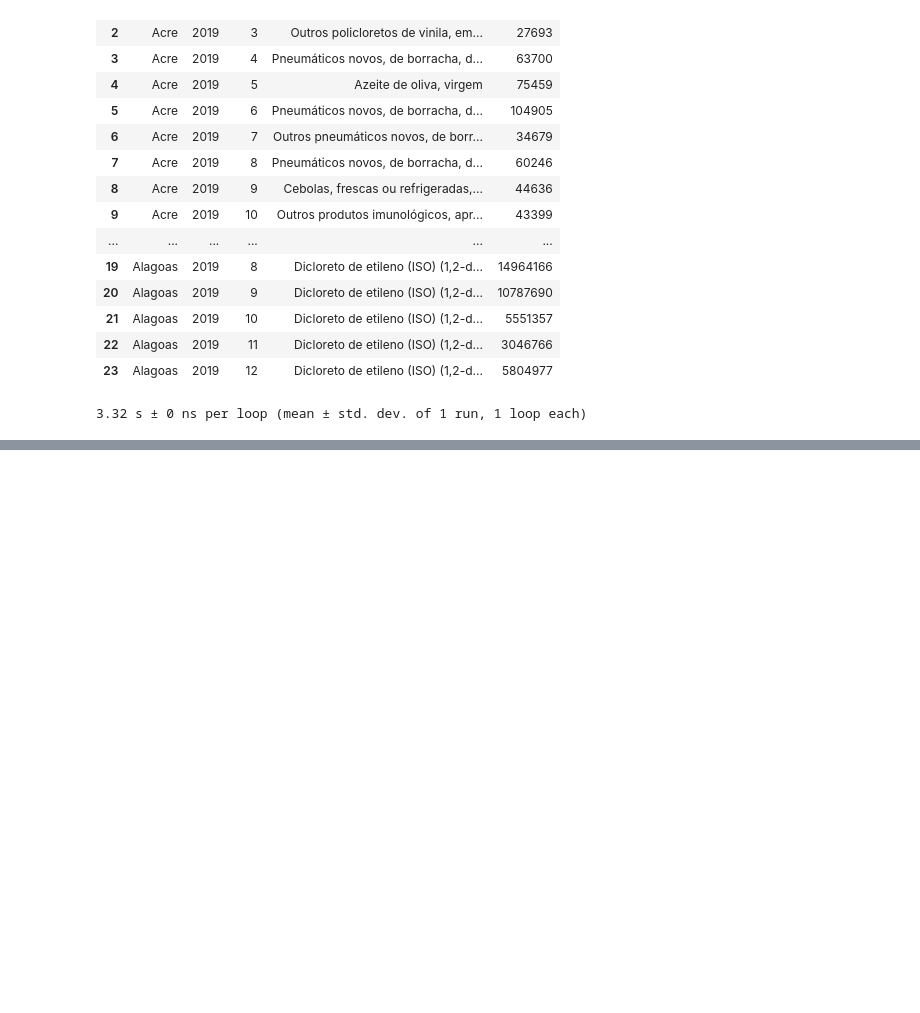
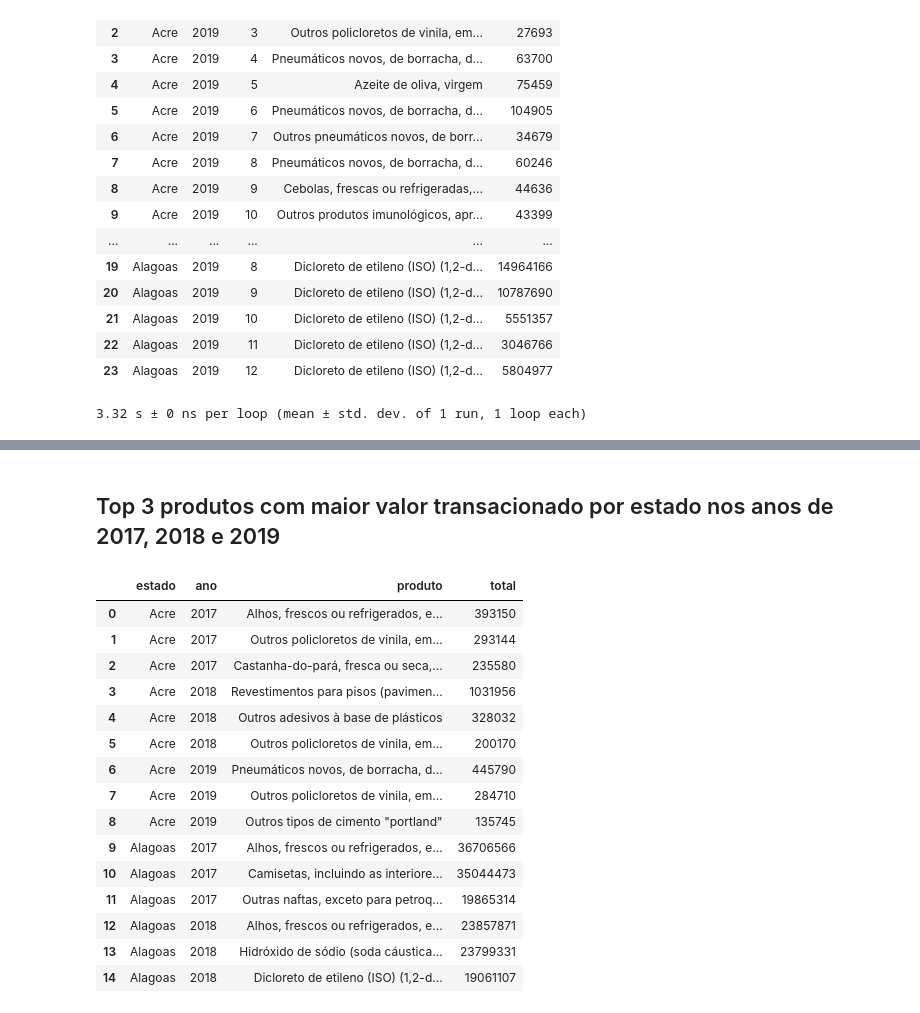
Before and after one commit to he7d3r/desafio-engenharia-dados, a Jupyter notebook: notebooks/database-exploration.ipynb, the cells around one changed output, grey strips where cells are left out. Cells and saved outputs as stored; diff of their text form; code cells hidden in the pictures; blank space fills up the shorter version.

```diff
--- a/notebooks/database-exploration.ipynb
+++ b/notebooks/database-exploration.ipynb
@@ -526,0 +572,51 @@ display(pd.read_sql(query, conn).head(24))
+# %% [markdown]
+ ## Top 3 produtos com maior valor transacionado por estado nos anos de 2017, 2018 e 2019
+# %%
+%%timeit -n1 -r1
+# Inspired by https://stackoverflow.com/a/3800572
+# See https://www.sqlite.org/windowfunctions.html
+query = f'''
+WITH totals AS
+  (SELECT estado,
+          ano,
+          produto,
+          total,
+          ROW_NUMBER() OVER(PARTITION BY estado, ano
+                            ORDER BY total DESC) AS POSITION
+   FROM
+     (SELECT SG_UF_NCM estado,
+             k.CO_ANO ano,
+             k.CO_NCM produto,
+             SUM(VL_FOB) total
+      FROM {kind} k
+      GROUP BY ano,
+               estado,
+               produto))
+SELECT u.NO_UF estado,
+       t.ano,
+       n.NO_NCM_POR produto,
+       t.total
+FROM totals t
+JOIN ncm n ON produto=n.CO_NCM
+JOIN uf u ON estado=u.SG_UF
+WHERE t.position <= 3
+ORDER BY estado, ano, total DESC
+'''
+display(pd.read_sql(query, conn).head(15))
+# %% [output]
+|  | estado | ano | produto | total |
+| 0 | Acre | 2017 | Alhos, frescos ou refrigerados, e... | 393150 |
+| 1 | Acre | 2017 | Outros policloretos de vinila, em... | 293144 |
+| 2 | Acre | 2017 | Castanha-do-pará, fresca ou seca,... | 235580 |
+| 3 | Acre | 2018 | Revestimentos para pisos (pavimen... | 1031956 |
+| 4 | Acre | 2018 | Outros adesivos à base de plásticos | 328032 |
+| 5 | Acre | 2018 | Outros policloretos de vinila, em... | 200170 |
+| 6 | Acre | 2019 | Pneumáticos novos, de borracha, d... | 445790 |
+| 7 | Acre | 2019 | Outros policloretos de vinila, em... | 284710 |
+| 8 | Acre | 2019 | Outros tipos de cimento "portland" | 135745 |
+| 9 | Alagoas | 2017 | Alhos, frescos ou refrigerados, e... | 36706566 |
+| 10 | Alagoas | 2017 | Camisetas, incluindo as interiore... | 35044473 |
+| 11 | Alagoas | 2017 | Outras naftas, exceto para petroq... | 19865314 |
+| 12 | Alagoas | 2018 | Alhos, frescos ou refrigerados, e... | 23857871 |
+| 13 | Alagoas | 2018 | Hidróxido de sódio (soda cáustica... | 23799331 |
+| 14 | Alagoas | 2018 | Dicloreto de etileno (ISO) (1,2-d... | 19061107 |
```
Also changed, not shown: parts of 36 cells of this notebook.
